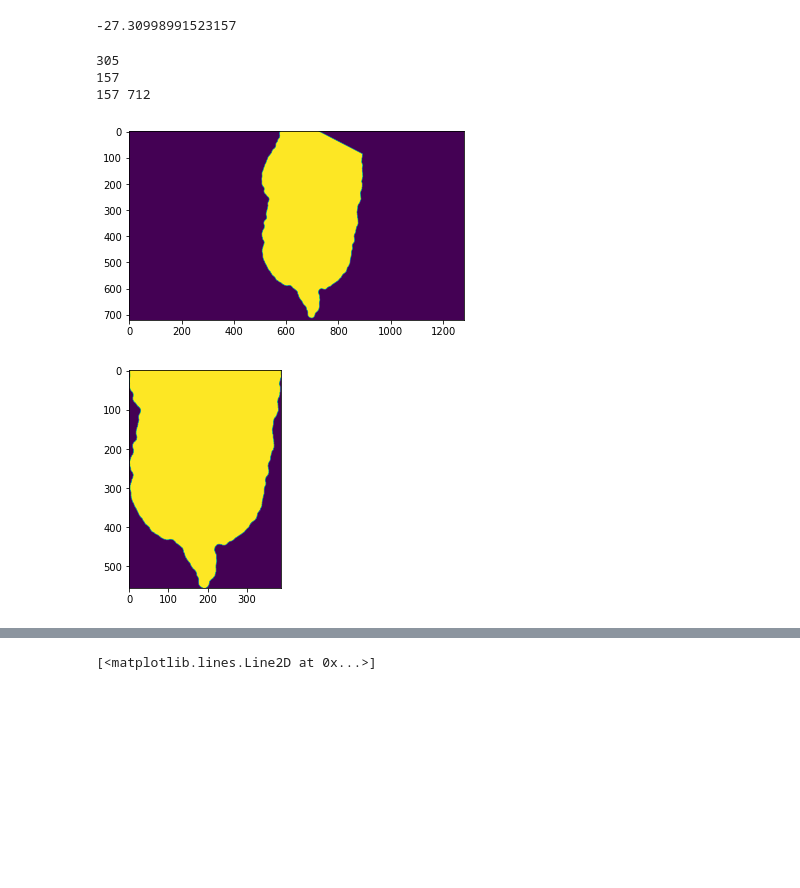
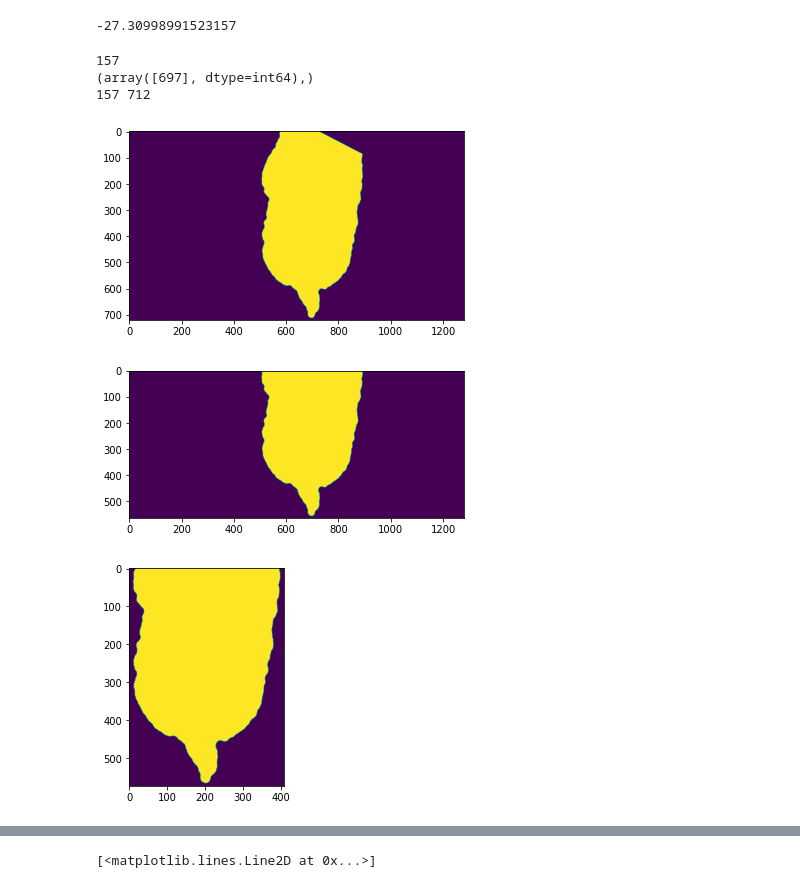
Before and after one commit to zwinkler/Automated-BCS, a Jupyter notebook: Automated BCS.ipynb, the cells around one changed output, grey strips where cells are left out. Cells and saved outputs as stored; diff of their text form; code cells hidden in the pictures; blank space fills up the shorter version.

```diff
--- a/Automated BCS.ipynb
+++ b/Automated BCS.ipynb
@@ -216,7 +217,7 @@ for i in range(np.shape(cow_mask)[0]):
     if np.sum(cow_mask[i, :]) != 0:
         len_top_row = int(np.sum(cow_mask[i, :])/255)
         break
-print(len_top_row)
+#print(len_top_row)
 crop_length = int(len_top_row*np.tan(abs(np.deg2rad(angle))))
 print(crop_length)
 # max_y = np.max(np.where(rotated_cow == 255)[0])
@@ -228,40 +229,54 @@ print(crop_length)
 
 #-------------------------------------------------Consider finding the maximums and minimums using sums
 
+# temp_crop = rotated_cow[crop_length:, :]
+# plt.figure()
+# plt.imshow(temp_crop)
+
+
+# row_sums = np.sum(temp_crop, axis=0)
+# column_sums = np.sum(temp_crop, axis = 1)
+# max_row = np.where(row_sums == np.max(row_sums))
+# max_column = np.where(column_sums == np.max(column_sums))
+
+
+
+# print(max_row)
 
 cnt, _ = cv2.findContours(rotated_cow, cv2.RETR_TREE, cv2.CHAIN_APPROX_NONE)
 max_cnt = max(cnt, key=cv2.contourArea)
 
 
 reshaped_contour = np.asarray(max_cnt).reshape((np.shape(max_cnt)[0], 2))
 
 max_y_crop = np.max(reshaped_contour[::, 0])
 min_y_crop = np.min(reshaped_contour[::, 0])
 
 
 max_x_crop = np.max(reshaped_contour[::, 1])
 # min_x_crop = np.min(reshaped_contour[::, 1]) #needs to be fixed somehow------------------------------------------
 min_x_crop = crop_length
 
 print(min_x_crop, max_x_crop)
-cropped_cow = rotated_cow[min_x_crop:max_x_crop, min_y_crop:max_y_crop]
+cropped_cow = rotated_cow[min_x_crop-10:max_x_crop+10, min_y_crop-10:max_y_crop+10]
 cnt, _ = cv2.findContours(cropped_cow, cv2.RETR_TREE, cv2.CHAIN_APPROX_NONE)
 max_cnt = max(cnt, key=cv2.contourArea)
 reshaped_contour = np.asarray(max_cnt).reshape((np.shape(max_cnt)[0], 2))
 
 # img_seg = max(skimage.measure.label(np.where(cropped_cow != 0, 255, 0), background = 0, connectivity=2), key=np.sum())
 # plt.figure()
 # plt.imshow(img_seg)
 
 plt.figure()
 plt.imshow(cropped_cow)
 b_cow = np.where(cropped_cow>0, 1, 0)
 # %% [output]
-305
 157
+(array([697], dtype=int64),)
 157 712
 [figure]
-[figure, old version]
+[figure, new version]
+[figure, added]
 # %%
 #------------------------Getting contour----------------------------------------------------------------
 print(max_x_crop, min_x_crop, max_y_crop, min_y_crop)
```
Also changed, not shown: parts of 5 cells of this notebook.
